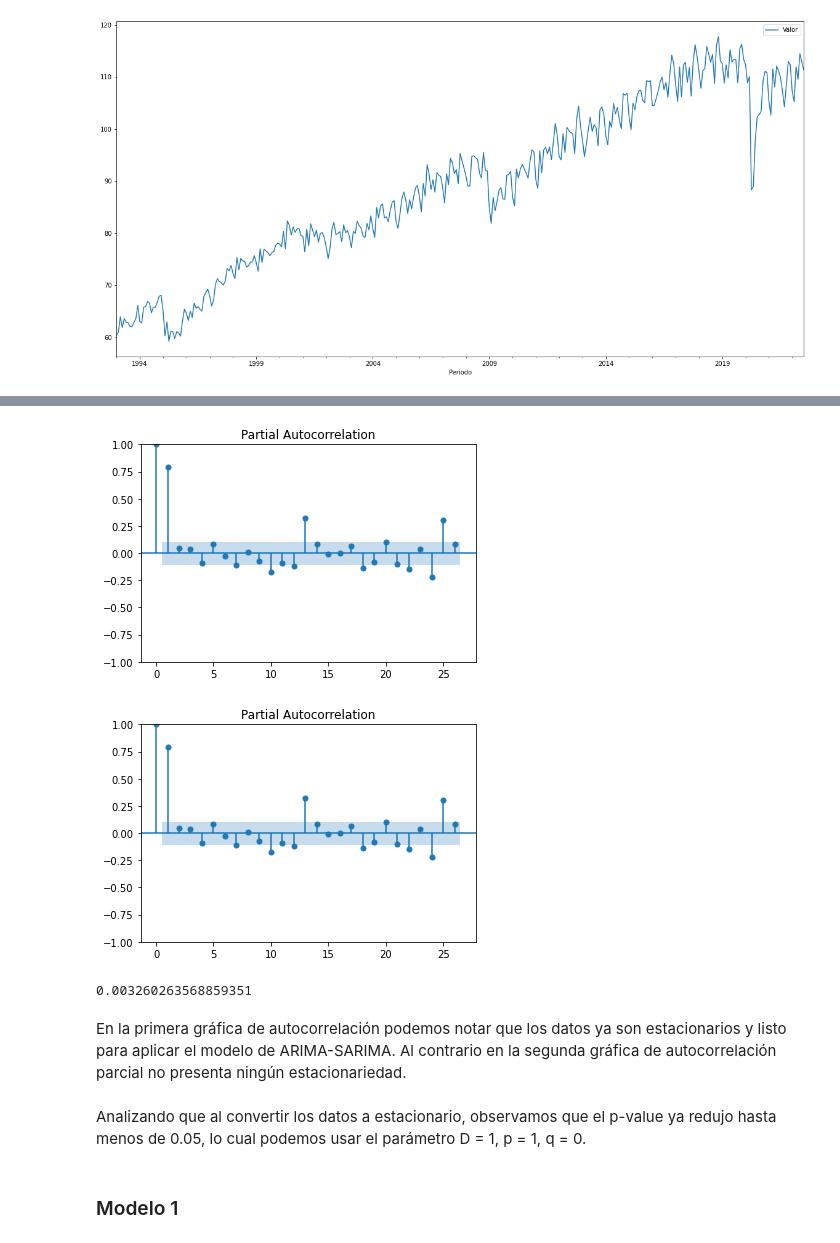
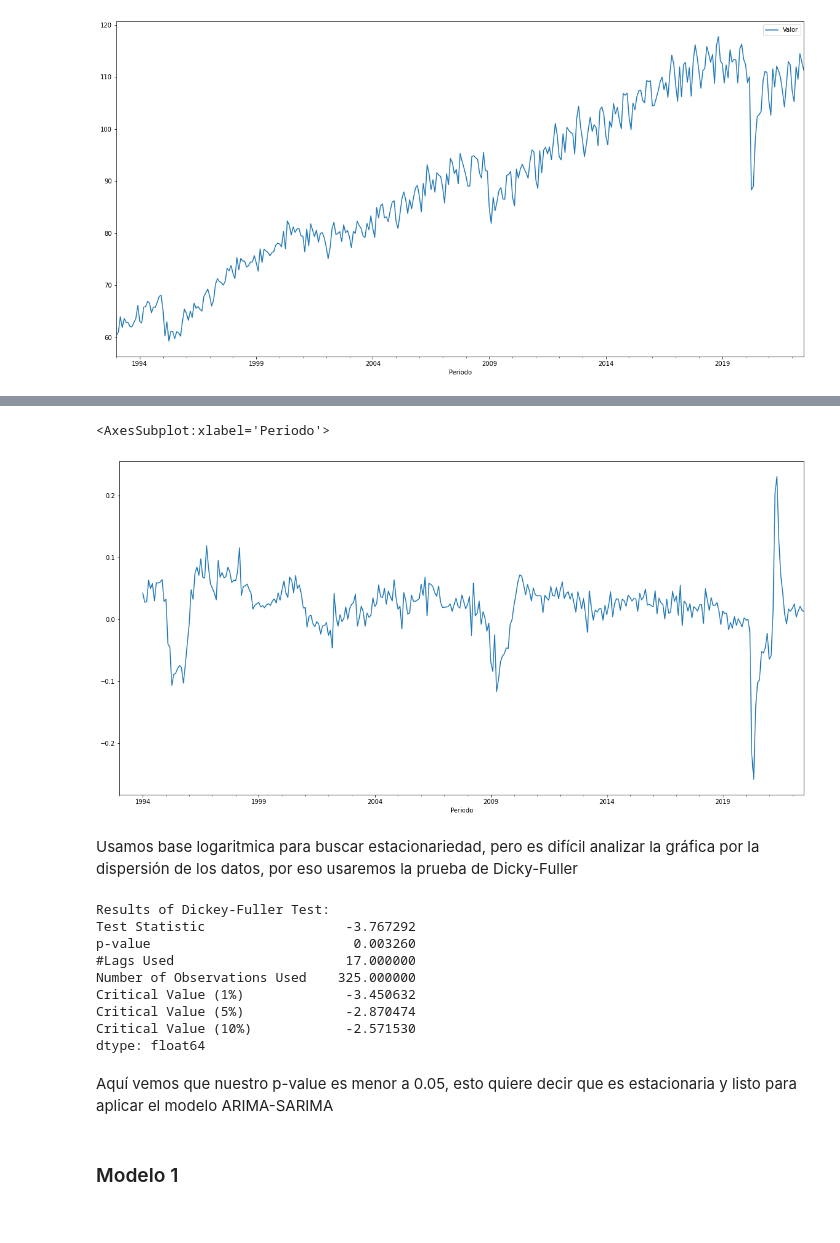
Before and after one commit to Keyuan01/TC3007C_Modulo5_estadistica, a Jupyter notebook: entregable_2.ipynb, the cells around one changed output, grey strips where cells are left out. Drawn from its saved outputs; the diff is of its cells as text; code cells hidden in the pictures.

```diff
--- a/entregable_2.ipynb
+++ b/entregable_2.ipynb
@@ -124,16 +40,45 @@ plot_acf(df_aux)
-# %%
-plot_pacf(df_aux)
-# %% [output]
-[figure, removed]
-[figure, removed]
-# %%
-#p-value
-adfuller(df_aux)[1]
-# %% [output]
-0.003260263568859351
-# %% [markdown]
-En la primera gráfica de autocorrelación podemos notar que los datos ya son estacionarios y listo para aplicar el modelo de ARIMA-SARIMA. Al contrario en la segunda gráfica de autocorrelación parcial no presenta ningún estacionariedad.
-# %% [markdown]
-Analizando que al convertir los datos a estacionario, observamos que el p-value ya redujo hasta menos de 0.05, lo cual podemos usar el parámetro D = 1, p = 1, q = 0.
+# %%
+log_plot = np.log(df['Valor']) - np.log(df['Valor']).shift(12)
+log_plot.plot(figsize=(20,10))
+# %% [output]
+<AxesSubplot:xlabel='Periodo'>
+[figure, added]
+# %% [markdown]
+Usamos base logaritmica para buscar estacionariedad, pero es difícil analizar la gráfica por la dispersión de los datos, por eso usaremos la prueba de Dicky-Fuller
+# %%
+aux = log_plot.dropna()
+
+# Creamos una función para generar los outputs
+def adf_test(timeseries):
+    print("Results of Dickey-Fuller Test:")
+    dftest = adfuller(timeseries, autolag="AIC")
+    dfoutput = pd.Series(
+        dftest[0:4],
+        index=[
+            "Test Statistic",
+            "p-value",
+            "#Lags Used",
+            "Number of Observations Used",
+        ],
+    )
+    for key, value in dftest[4].items():
+        dfoutput["Critical Value (%s)" % key] = value
+    print(dfoutput)
+
+# Aplicamos la función para conocer la estacionalidad
+df_aux = adf_test(aux)
+df_aux
+# %% [output]
+Results of Dickey-Fuller Test:
+Test Statistic                  -3.767292
+p-value                          0.003260
+#Lags Used                      17.000000
+Number of Observations Used    325.000000
+Critical Value (1%)             -3.450632
+Critical Value (5%)             -2.870474
+Critical Value (10%)            -2.571530
+dtype: float64
+# %% [markdown]
+Aquí vemos que nuestro p-value es menor a 0.05, esto quiere decir que es estacionaria y listo para aplicar el modelo ARIMA-SARIMA
 # %% [markdown]
 ### Modelo 1
```
Also changed, not shown: parts of 44 cells of this notebook.
